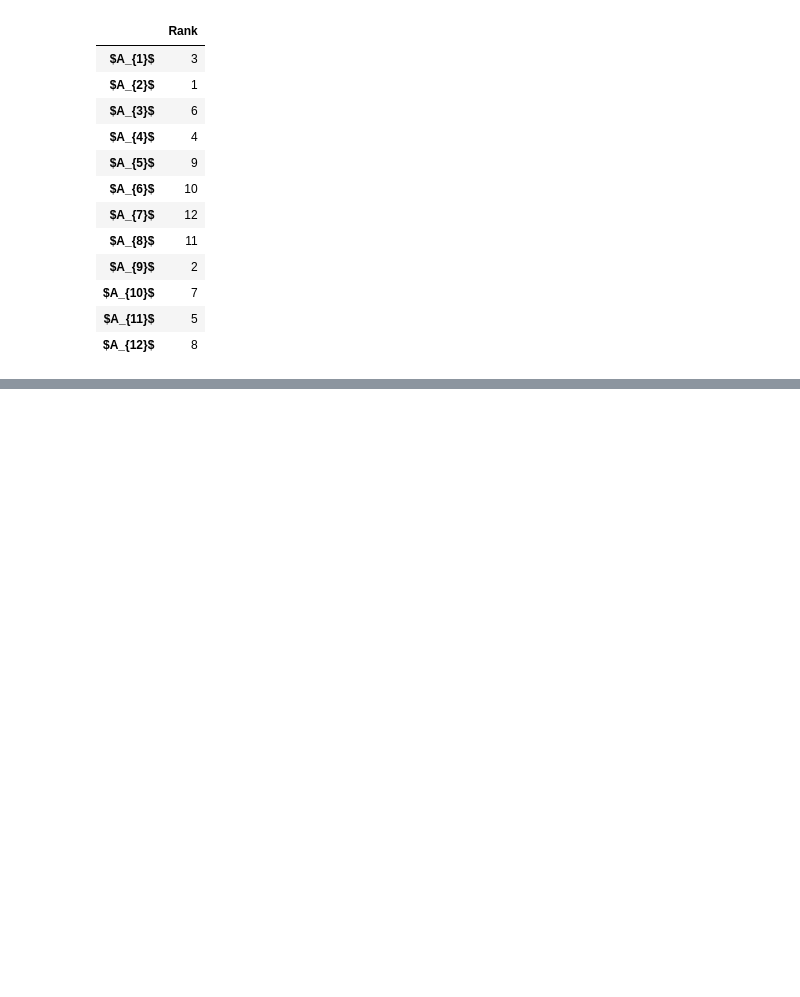
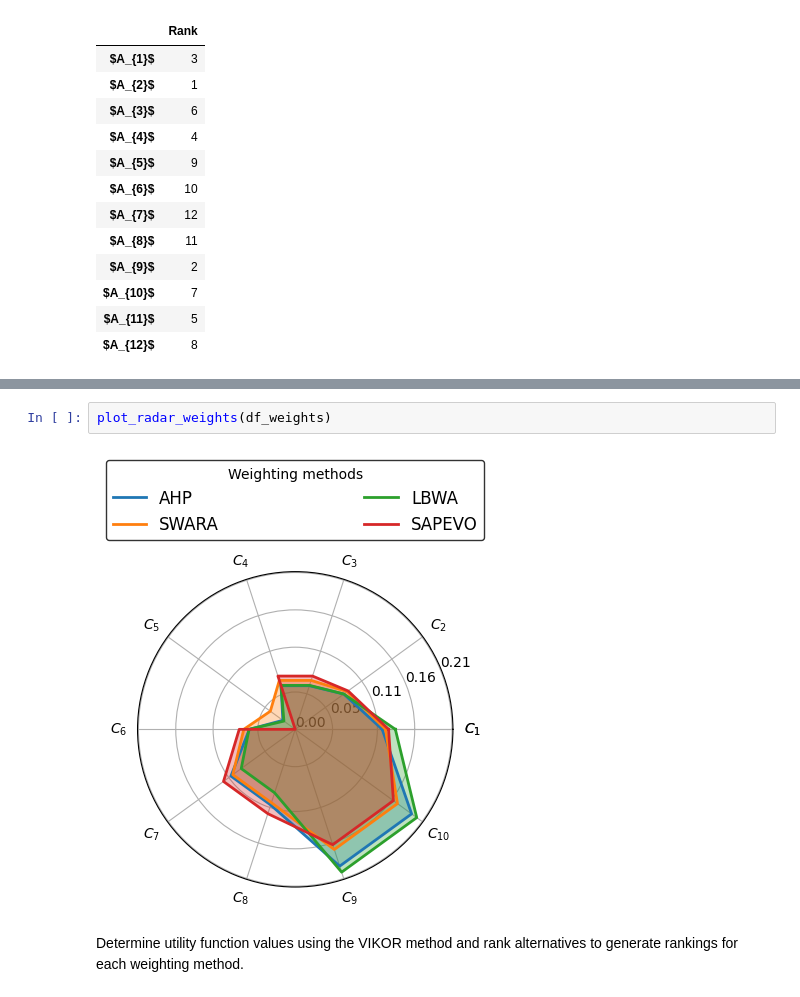
Before and after one commit to energyinpython/crispyn, a Jupyter notebook: docs/example.ipynb, the cells around one changed output, grey strips where cells are left out. Drawn from its saved outputs; the diff is of its cells as text; blank space fills up the shorter version.

```diff
--- a/docs/example.ipynb
+++ b/docs/example.ipynb
@@ -562,0 +881,6 @@ rank_scores_df
+# %%
+plot_radar_weights(df_weights)
+# %% [output]
+[figure, added]
+# %% [markdown]
+Determine utility function values using the VIKOR method and rank alternatives to generate rankings for each weighting method.
```
Also changed, not shown: parts of 29 cells of this notebook, 42 other files.
